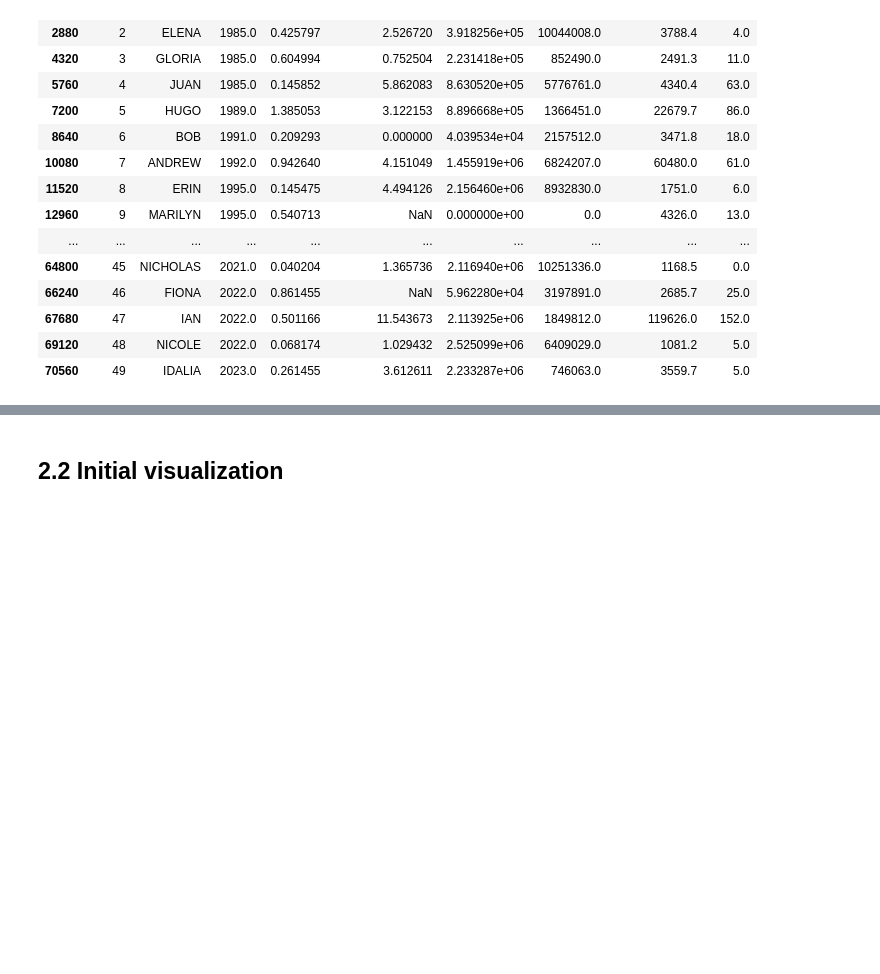
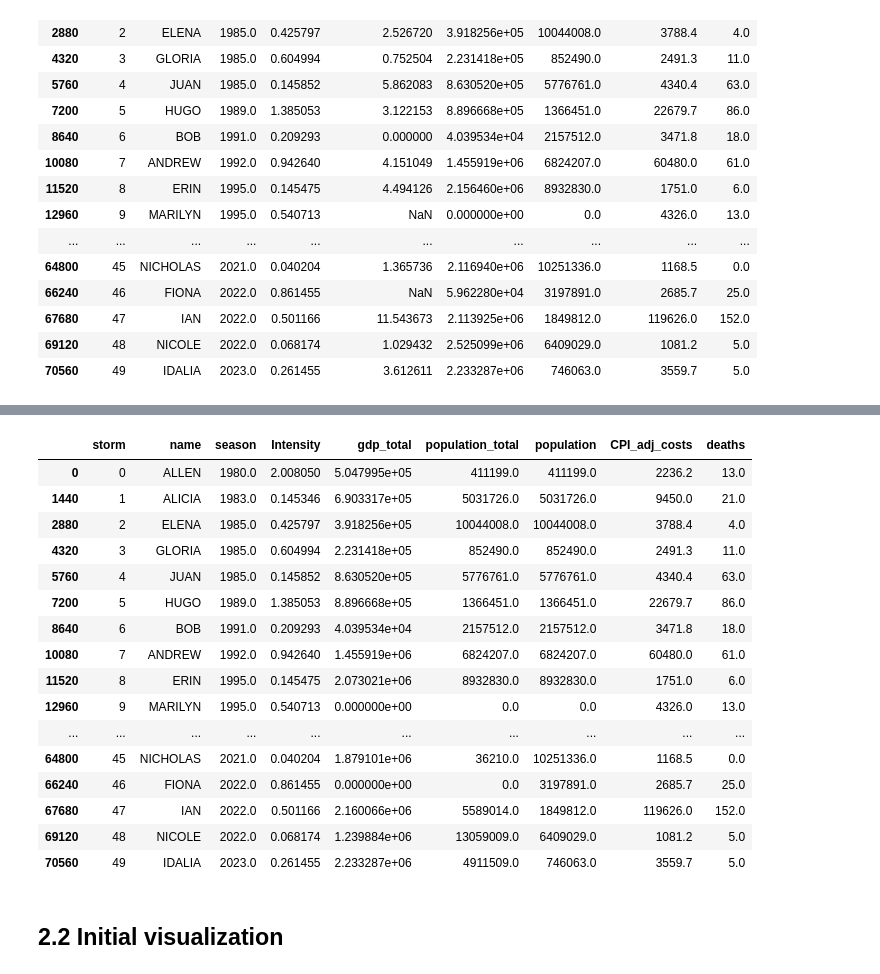
Before and after one commit to spariser/Hurricane_ML_proj_t5, a Jupyter notebook: Project1_Story_0210.ipynb, the cells around one changed output, grey strips where cells are left out. Drawn from its saved outputs; the diff is of its cells as text; code cells hidden in the pictures; blank space fills up the shorter version.

```diff
--- a/Project1_Story_0210.ipynb
+++ b/Project1_Story_0210.ipynb
@@ -879,0 +949,19 @@ storms_df[['storm', 'name', 'season', 'Intensity','Intensity_landfall', 'gdp', '
+# %%
+storm_test = storms_df.loc[storms_df['name'] == 'ELENA']
+counties_s = pd.DataFrame(storms_df.loc[storms_df['name'] == 'ELENA', 'landfall_storm_county'].dropna())
+county_s = storms_df.loc[storms_df['storm'] == 'ELENA', 'landfall_county'].dropna().unique()
+#name = storms_df.loc[storms_df['storm'] == 'ELENA', 'name'].values[0]
+res = []
+total_population_storm = 0
+for i in range(len(counties_s)):
+    a = counties_s.iloc[i].values
+    for b in range(number_list):
+        if not pd.isnull(a[0][b]):
+            if a[0][b] not in res:
+                res.append(a[0][b])
+counties_track = np.array(res, dtype='object')#counties_track
+counties_track
+print(counties_track, county_s)
+gloria = extrapolated_df.loc[extrapolated_df['County'].isin(counties_track), season].sum()
+#print(gloria, elena)
+#extrapolated_df.loc[extrapolated_df['County'].isin(counties_track)]
@@ -880,3 +972,74 @@ storms_df[['storm', 'name', 'season', 'Intensity','Intensity_landfall', 'gdp', '
+# %%
+storms_df = storms_damage.to_dataframe().reset_index()
+storms_df['season'] = storms_df['season'].astype(str)  # Ensure season is a string
+storms_df['population_total'] = np.nan
+storms_df['gdp_total'] = np.nan
+res = []
+resg = []
+total_population_storm = 0
+total_gdp_storm = 0
+
+for storm in storms_df['storm'].unique():
+    season = storms_df.loc[storms_df['storm'] == storm, 'season'].values[0]
+    counties_s = pd.DataFrame(storms_df.loc[storms_df['storm'] == storm, 'landfall_storm_county'].dropna())
+    states_s = pd.DataFrame(storms_df.loc[storms_df['storm'] == storm, 'landfall_storm_state'].dropna())
+    name = storms_df.loc[storms_df['storm'] == storm, 'name'].values[0]
+#    print(counties_s, name)
+
+    for i in range(len(counties_s)):
+        a = counties_s.iloc[i].values
+        for b in range(number_list):
+            if not pd.isnull(a[0][b]):
+                if a[0][b] not in res:
+                    res.append(a[0][b])
+
+    counties_track = np.array(res, dtype='object')#counties_track
+ #   print(counties_track, name)
+    total_population_storm = extrapolated_df.loc[extrapolated_df['County'].isin(counties_track), season].sum()
+
+    for i in range(len(states_s)):
+        a = states_s.iloc[i].dropna()
+        for b in range(number_list):
+            if not pd.isnull(a[0][b]):
+                if a[0][b] not in res:
+                    resg.append(a[0][b])
+
+#    print(name, total_population_storm)
+    storms_df.loc[storms_df['storm'] == storm, 'population_total'] = total_population_storm
+    res = []
+
+    states_track = np.array(resg, dtype='object')
+#    for state in range(len(states_track)):
+#        z = resg[state]
+    total_gdp_storm = gdp_data.loc[gdp_data.index.isin(states_track), season].sum()
+#        print(z, season, gdp_data.loc[gdp_data.index == z, season].sum())
+#        total_gdp_storm = total_gdp_storm + total_gdp_storm_a
+
+    storms_df.loc[storms_df['storm'] == storm, 'gdp_total'] = total_gdp_storm
+    resg = []
+
+#storms_updated = storms_updated.copy()
+storms_damage['population_total'] = (('storm',), storms_df.groupby('storm')['population_total'].first().values)
+storms_damage['gdp_total'] = (('storm',), storms_df.groupby('storm')['gdp_total'].first().values)
+storms_df[['storm', 'name', 'season', 'Intensity','gdp_total','population_total', 'population','CPI_adj_costs', 'deaths']].drop_duplicates()
+# %% [output]
+|  | storm | name | season | Intensity | gdp_total | population_total | population | CPI_adj_costs | deaths |
+| 0 | 0 | ALLEN | 1980.0 | 2.008050 | 5.047995e+05 | 411199.0 | 411199.0 | 2236.2 | 13.0 |
+| 1440 | 1 | ALICIA | 1983.0 | 0.145346 | 6.903317e+05 | 5031726.0 | 5031726.0 | 9450.0 | 21.0 |
+| 2880 | 2 | ELENA | 1985.0 | 0.425797 | 3.918256e+05 | 10044008.0 | 10044008.0 | 3788.4 | 4.0 |
+| 4320 | 3 | GLORIA | 1985.0 | 0.604994 | 2.231418e+05 | 852490.0 | 852490.0 | 2491.3 | 11.0 |
+| 5760 | 4 | JUAN | 1985.0 | 0.145852 | 8.630520e+05 | 5776761.0 | 5776761.0 | 4340.4 | 63.0 |
+| 7200 | 5 | HUGO | 1989.0 | 1.385053 | 8.896668e+05 | 1366451.0 | 1366451.0 | 22679.7 | 86.0 |
+| 8640 | 6 | BOB | 1991.0 | 0.209293 | 4.039534e+04 | 2157512.0 | 2157512.0 | 3471.8 | 18.0 |
+| 10080 | 7 | ANDREW | 1992.0 | 0.942640 | 1.455919e+06 | 6824207.0 | 6824207.0 | 60480.0 | 61.0 |
+| 11520 | 8 | ERIN | 1995.0 | 0.145475 | 2.073021e+06 | 8932830.0 | 8932830.0 | 1751.0 | 6.0 |
+| 12960 | 9 | MARILYN | 1995.0 | 0.540713 | 0.000000e+00 | 0.0 | 0.0 | 4326.0 | 13.0 |
+| ... | ... | ... | ... | ... | ... | ... | ... | ... | ... |
+| 64800 | 45 | NICHOLAS | 2021.0 | 0.040204 | 1.879101e+06 | 36210.0 | 10251336.0 | 1168.5 | 0.0 |
+| 66240 | 46 | FIONA | 2022.0 | 0.861455 | 0.000000e+00 | 0.0 | 3197891.0 | 2685.7 | 25.0 |
+| 67680 | 47 | IAN | 2022.0 | 0.501166 | 2.160066e+06 | 5589014.0 | 1849812.0 | 119626.0 | 152.0 |
+| 69120 | 48 | NICOLE | 2022.0 | 0.068174 | 1.239884e+06 | 13059009.0 | 6409029.0 | 1081.2 | 5.0 |
+| 70560 | 49 | IDALIA | 2023.0 | 0.261455 | 2.233287e+06 | 4911509.0 | 746063.0 | 3559.7 | 5.0 |
 # %% [markdown]
 ## 2.2 Initial visualization
 # %% [markdown]
```
Also changed, not shown: parts of 14 cells of this notebook, 9 other files.
